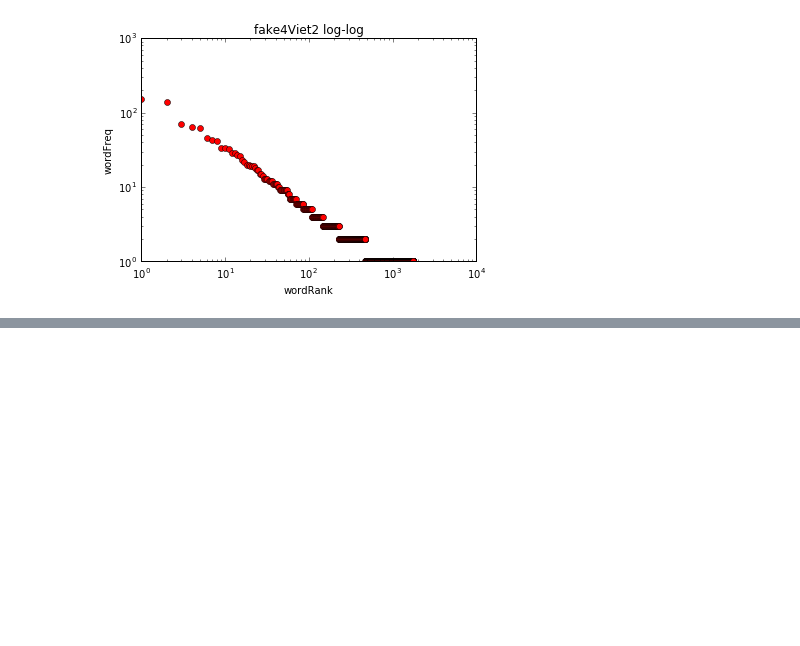
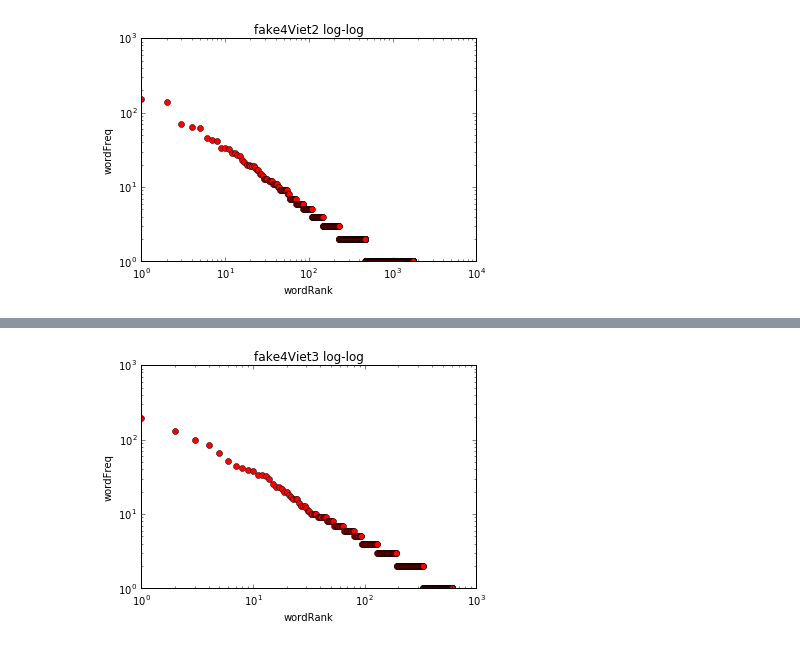
Before and after one commit to godofhoe/shanjgit-coolest-FF7, a Jupyter notebook: Viet_fake_count_2016_Dec_8.ipynb, the cells around one changed output, grey strips where cells are left out. Drawn from its saved outputs; the diff is of its cells as text; code cells hidden in the pictures; blank space fills up the shorter version.

```diff
--- a/Viet_fake_count_2016_Dec_8.ipynb
+++ b/Viet_fake_count_2016_Dec_8.ipynb
@@ -312,0 +349,4 @@ draw(big,feature = "wordFreq",log = True, x_label = "wordRank", y_label = "wordF
+# %%
+draw(big,feature = "wordFreq",log = True, x_label = "wordRank", y_label = "wordFreq", title = "fake4Viet3 log-log")
+# %% [output]
+[figure, added]
```
Also changed, not shown: parts of 4 cells of this notebook.
